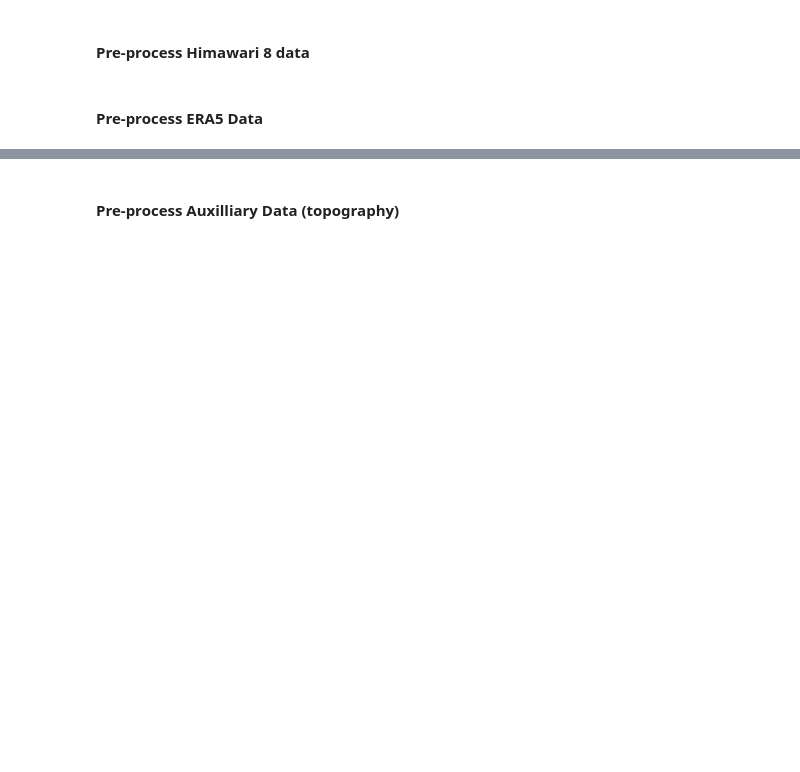
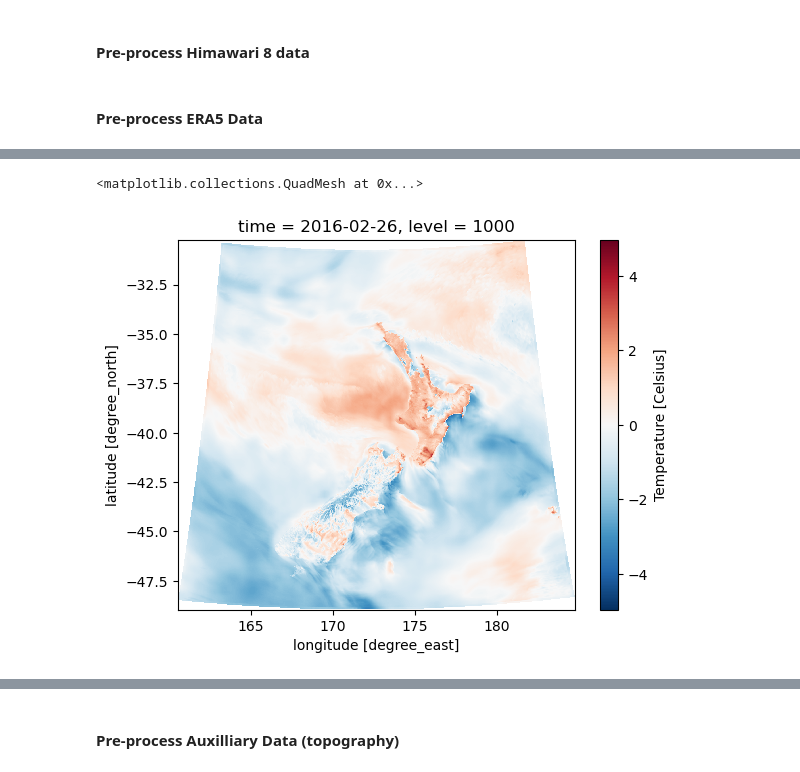
Before and after one commit to LennoxC/convcnp-assim-nz, a Jupyter notebook: notebooks/experiment5/experiment5_nzra_diff.ipynb, the cells around one changed output, grey strips where cells are left out. Cells and saved outputs as stored; diff of their text form; code cells hidden in the pictures; blank space fills up the shorter version.

```diff
--- a/notebooks/experiment5/experiment5_nzra_diff.ipynb
+++ b/notebooks/experiment5/experiment5_nzra_diff.ipynb
@@ -418,0 +432,5 @@ for var in target_variable:
+# %%
+nzra_ds[f"{TEMPERATURE}_diff_norm"].isel(time=1320).plot()
+# %% [output]
+<matplotlib.collections.QuadMesh at 0x...>
+[figure, added]
```
Also changed, not shown: parts of 21 cells of this notebook, 1 other file.
